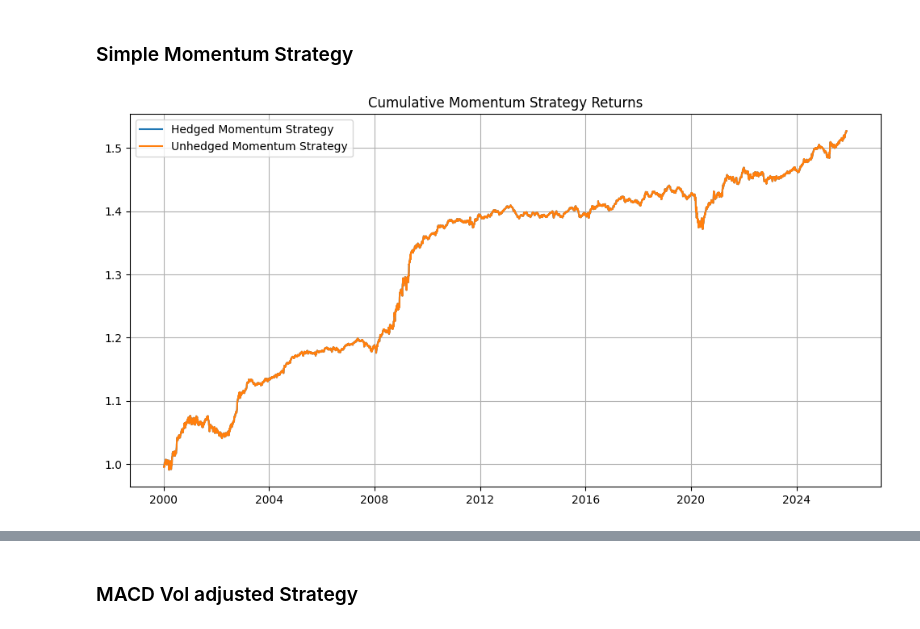
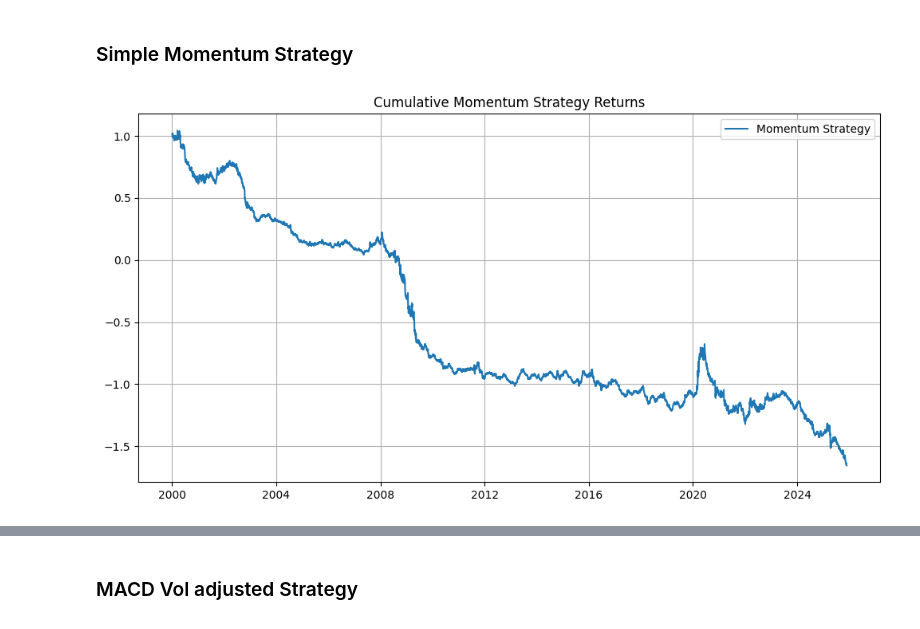
Before and after one commit to Mathieuja/Advanced-ML-Project, a Jupyter notebook: notebook.ipynb, the cells around one changed output, grey strips where cells are left out. Drawn from its saved outputs; the diff is of its cells as text; code cells hidden in the pictures.

```diff
--- a/notebook.ipynb
+++ b/notebook.ipynb
@@ -276,27 +278,16 @@ df['momentum_hedged_signal'] = df.groupby('Date')['close_1d_ret_hedged'].transfo
-# %%
-df['momentum_hedged_signal'] = df.groupby('Ticker')['momentum_hedged_signal'].shift()
-# %%
-df['momentum_signal'] = df.groupby('Date')['close_1d_ret'].transform(compute_signal)
-# %%
-df['momentum_signal'] = df.groupby('Ticker')['momentum_signal'].shift()
 # %%
 momentum_daily_returns = df.groupby('Date').apply(
-    lambda x: pd.Series({
-        'hedged': (x['momentum_hedged_signal'] * x['close_1d_ret']).mean(),
-        'unhedged': (x['momentum_signal'] * x['close_1d_ret']).mean()
-    })
+    lambda x: (x['momentum_signal'] * x['close_1d_ret']).sum()/70
 )*1e-4
 # %%
 plt.figure(figsize=(12, 6))
-plt.plot(momentum_daily_returns['hedged'].cumsum() + 1, label='Hedged Momentum Strategy')
-plt.plot(momentum_daily_returns['unhedged'].cumsum() + 1, label='Unhedged Momentum Strategy')
-
+plt.plot(momentum_daily_returns.cumsum() + 1, label='Momentum Strategy')
 plt.title('Cumulative Momentum Strategy Returns')
 plt.grid(True)
 plt.legend()
 plt.show()
 # %% [output]
-[figure, old version]
+[figure, new version]
 # %%
 momentum_daily_returns.mean()/momentum_daily_returns.std()*np.sqrt(252)
 # %% [output]
```
Also changed, not shown: parts of 88 cells of this notebook.
